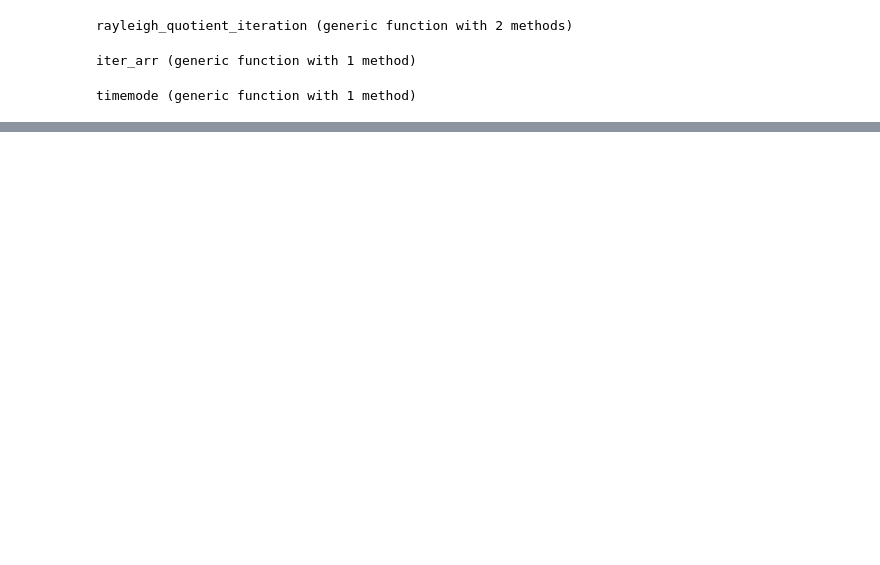
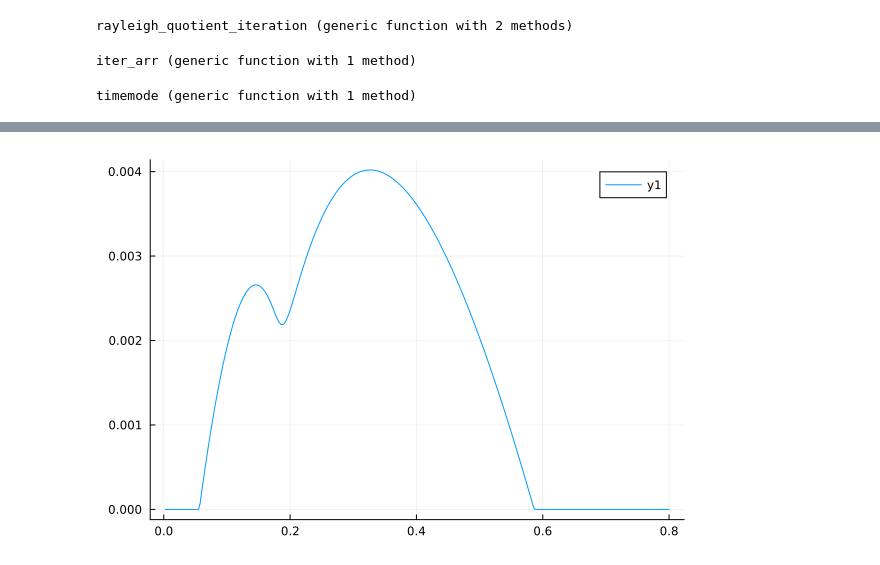
Before and after one commit to HaojieZhang917/compressible_bek, a Jupyter notebook: nonparallel/modify_incompress.ipynb, the cells around one changed output, grey strips where cells are left out. Saved outputs shown, nothing was run; the diff lists cells and outputs as text; code cells hidden in the pictures; blank space fills up the shorter version.

```diff
--- a/nonparallel/modify_incompress.ipynb
+++ b/nonparallel/modify_incompress.ipynb
@@ -193,2 +202,6 @@ data = data[2:end,:]
+# %%
+plot(data[:,1],data[:,6])
+# %% [output]
+[figure, added]
 # %%
 using DelimitedFiles
```
Also changed, not shown: parts of 4 cells of this notebook, 5 other files.
